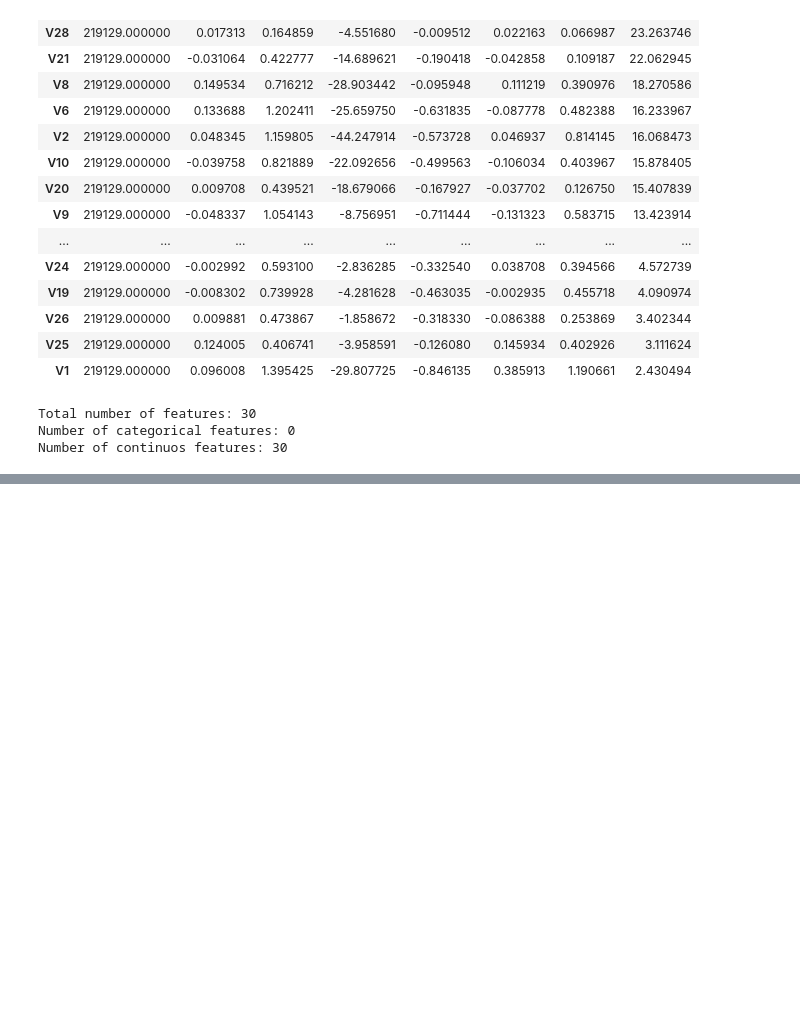
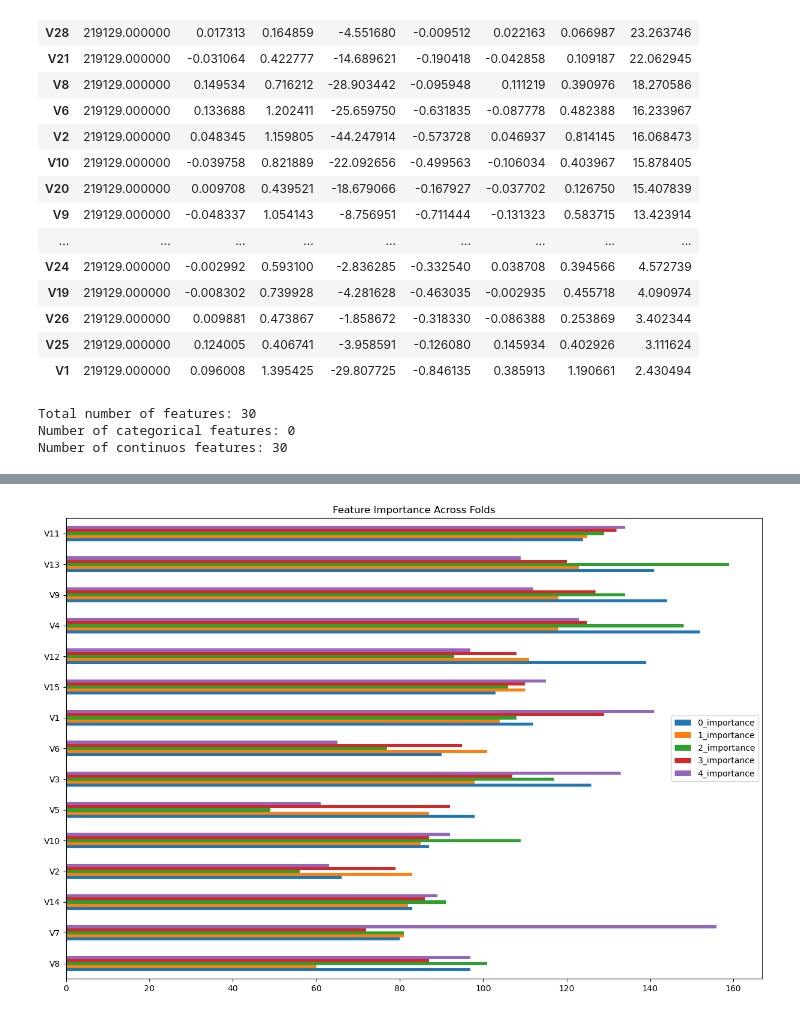
Before and after one commit to methasantosa/KaggleCompetition, a Jupyter notebook: swag-credit-card-fraud-detection.ipynb, the cells around one changed output, grey strips where cells are left out. Cells and saved outputs as stored; diff of their text form; code cells hidden in the pictures; blank space fills up the shorter version.

```diff
--- a/swag-credit-card-fraud-detection.ipynb
+++ b/swag-credit-card-fraud-detection.ipynb
@@ -166,0 +204,39 @@ plt.show()
+# %%
+lgb_params = {
+    'objective' : 'binary',
+    'metric' : 'auc',
+    'device' : 'gpu',
+}
+
+
+lgb_predictions = 0
+lgb_scores = []
+lgb_fimp = []
+
+skf = StratifiedKFold(n_splits=FOLDS, shuffle=True, random_state=RANDOM_STATE)
+# %%
+for fold, (train_idx, valid_idx) in enumerate(skf.split(df_train[FEATURES], df_train[TARGET])):
+
+    print(10*"=", f"Fold={fold+1}", 10*"=")
+    start_time = time.time()
+
+    X_train, X_valid = df_train.iloc[train_idx][FEATURES], df_train.iloc[valid_idx][FEATURES]
+    y_train , y_valid = df_train[TARGET].iloc[train_idx] , df_train[TARGET].iloc[valid_idx]
+
+    model = LGBMClassifier(**lgb_params)
+    model.fit(X_train, y_train,verbose=0)
+
+    preds_valid = model.predict_proba(X_valid)[:, 1]
+    auc = roc_auc_score(y_valid,  preds_valid)
+    lgb_scores.append(auc)
+    run_time = time.time() - start_time
+
+    print(f"Fold={fold+1}, AUC score: {auc:.2f}, Run Time: {run_time:.2f}s")
+    fim = pd.DataFrame(index=FEATURES,
+                 data=model.feature_importances_,
+                 columns=[f'{fold}_importance'])
+    lgb_fimp.append(fim)
+    test_preds = model.predict_proba(df_test[FEATURES])[:, 1]
+    lgb_predictions += test_preds/FOLDS
+
+print("Mean AUC :", np.mean(lgb_scores))
@@ -166,0 +255,7 @@ plt.show()
+# %%
+lgbm_fis_df = pd.concat(lgb_fimp, axis=1).head(15)
+lgbm_fis_df.sort_values('1_importance').plot(kind='barh', figsize=(15, 10),
+                                       title='Feature Importance Across Folds')
+plt.show()
+# %% [output]
+[figure, added]
```
Also changed, not shown: parts of 8 cells of this notebook.
